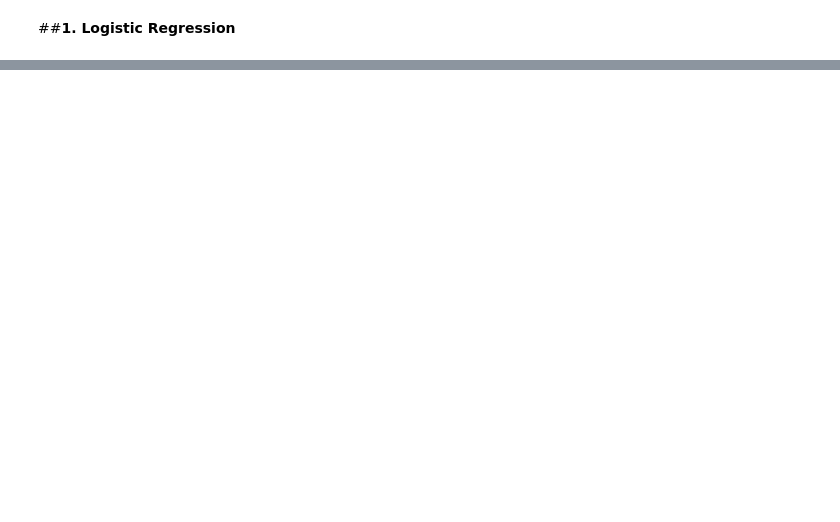
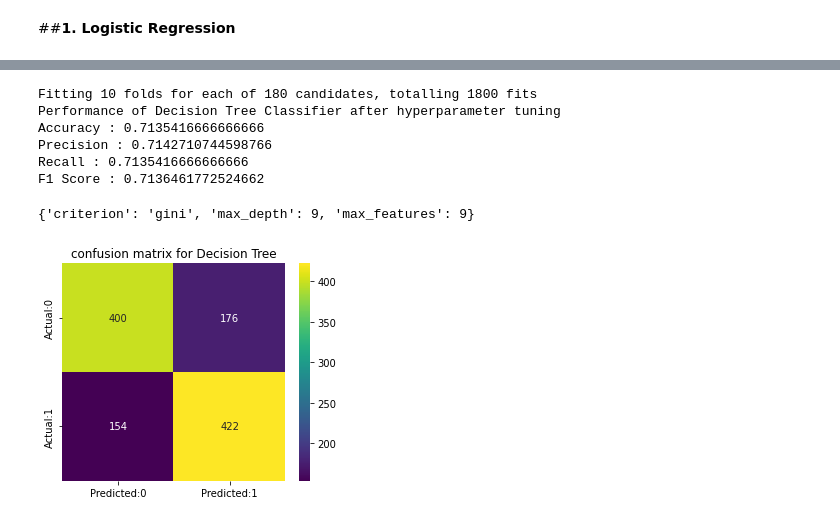
Before and after one commit to Kanika211/Cardiovascular_risk_prediction, a Jupyter notebook: Cardiovascular_risk_prediction.ipynb, the cells around one changed output, grey strips where cells are left out. Saved outputs shown, nothing was run; the diff lists cells and outputs as text; code cells hidden in the pictures; blank space fills up the shorter version.

```diff
--- a/Cardiovascular_risk_prediction.ipynb
+++ b/Cardiovascular_risk_prediction.ipynb
@@ -959,0 +1135,53 @@ plt.show()
+# %%
+# Hyperparameter tunning
+# Creating a dictionary of all the parameter options
+parameters = {'criterion': ['gini', 'entropy'],
+                  'max_depth': range(1,10),
+                 # 'min_samples_split': range(1,10),
+              #'min_samples_leaf': range(1,5),
+              #'random_state': '0'
+              'max_features': range(1,11)
+              }
+
+dTree_model=DecisionTreeClassifier()
+
+# Creating a grid search object
+grid_search_dTree = GridSearchCV(estimator=dTree_model, param_grid=parameters, n_jobs=-1, cv=10, verbose=3)
+
+# Fitting the grid search
+grid_search_dTree.fit(X_train_trf, y_train_n)
+
+dTree_predictions= grid_search_dTree.predict(X_test_trf)
+
+#Performance Metrics
+dTree_accuracy= accuracy_score(dTree_predictions,y_test_n)
+dTree_precision= precision_score(dTree_predictions,y_test_n, average='weighted')
+dTree_recall= recall_score(dTree_predictions,y_test_n, average='weighted')
+dTree_f1_score= f1_score(dTree_predictions, y_test_n, average='weighted')
+
+print('Performance of Decision Tree Classifier after hyperparameter tuning')
+print('Accuracy :' , dTree_accuracy)
+print('Precision :', dTree_precision)
+print('Recall :', dTree_recall)
+print('F1 Score :', dTree_f1_score)
+# %% [output]
+Fitting 10 folds for each of 180 candidates, totalling 1800 fits
+Performance of Decision Tree Classifier after hyperparameter tuning
+Accuracy : 0.7135416666666666
+Precision : 0.7142710744598766
+Recall : 0.7135416666666666
+F1 Score : 0.7136461772524662
+# %%
+grid_search_dTree.best_params_
+# %% [output]
+{'criterion': 'gini', 'max_depth': 9, 'max_features': 9}
+# %%
+#plot the confusion matrix
+conf_mat = confusion_matrix(y_test_n,dTree_predictions)
+conf_matrix=pd.DataFrame(data=conf_mat,index=['Actual:0','Actual:1'],columns=['Predicted:0','Predicted:1'])
+plt.figure(figsize=(5,4))
+sns.heatmap(conf_matrix,annot=True,fmt='d',cmap='viridis')
+plt.title('confusion matrix for Decision Tree')
+plt.show()
+# %% [output]
+[figure, added]
```
Also changed, not shown: parts of 49 cells of this notebook.
